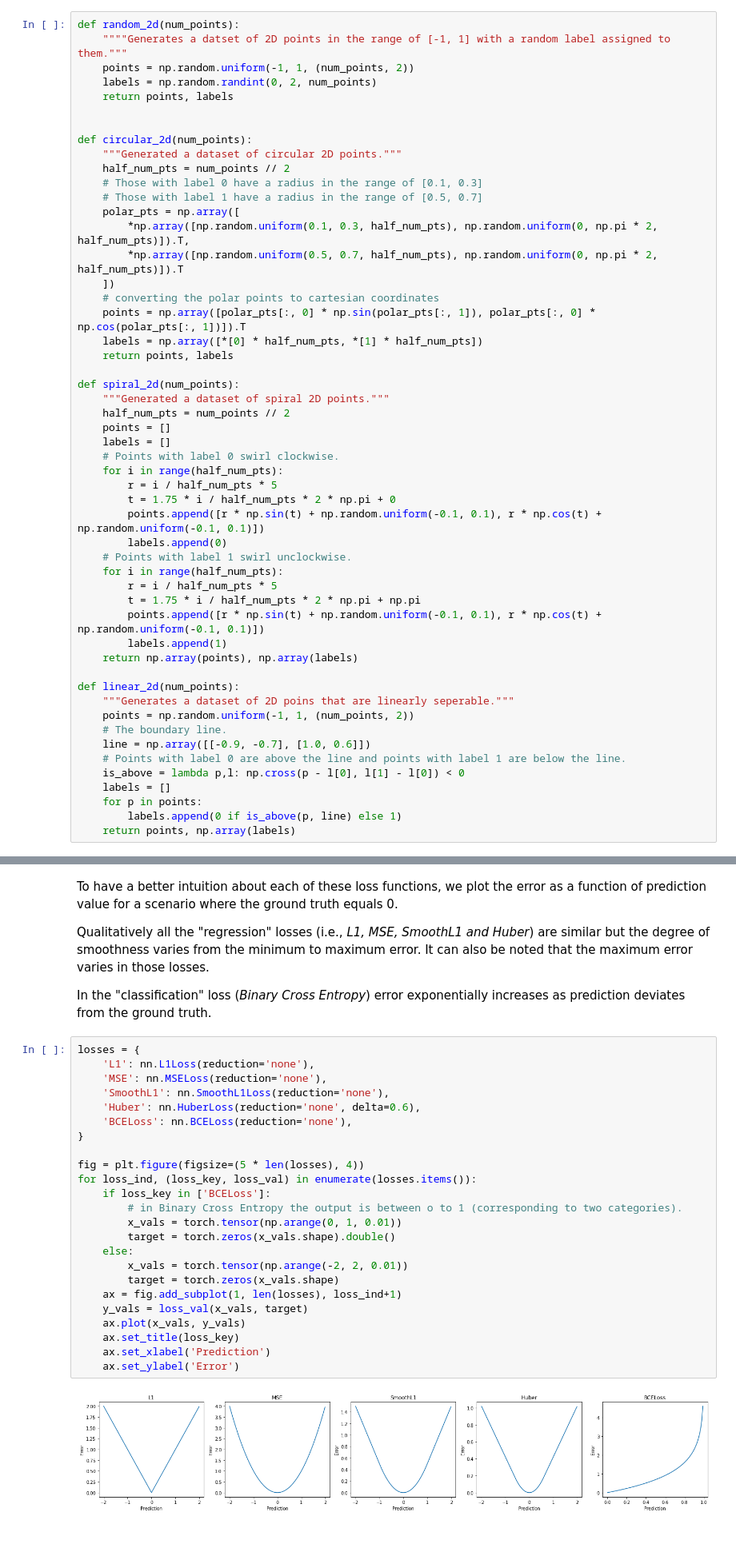
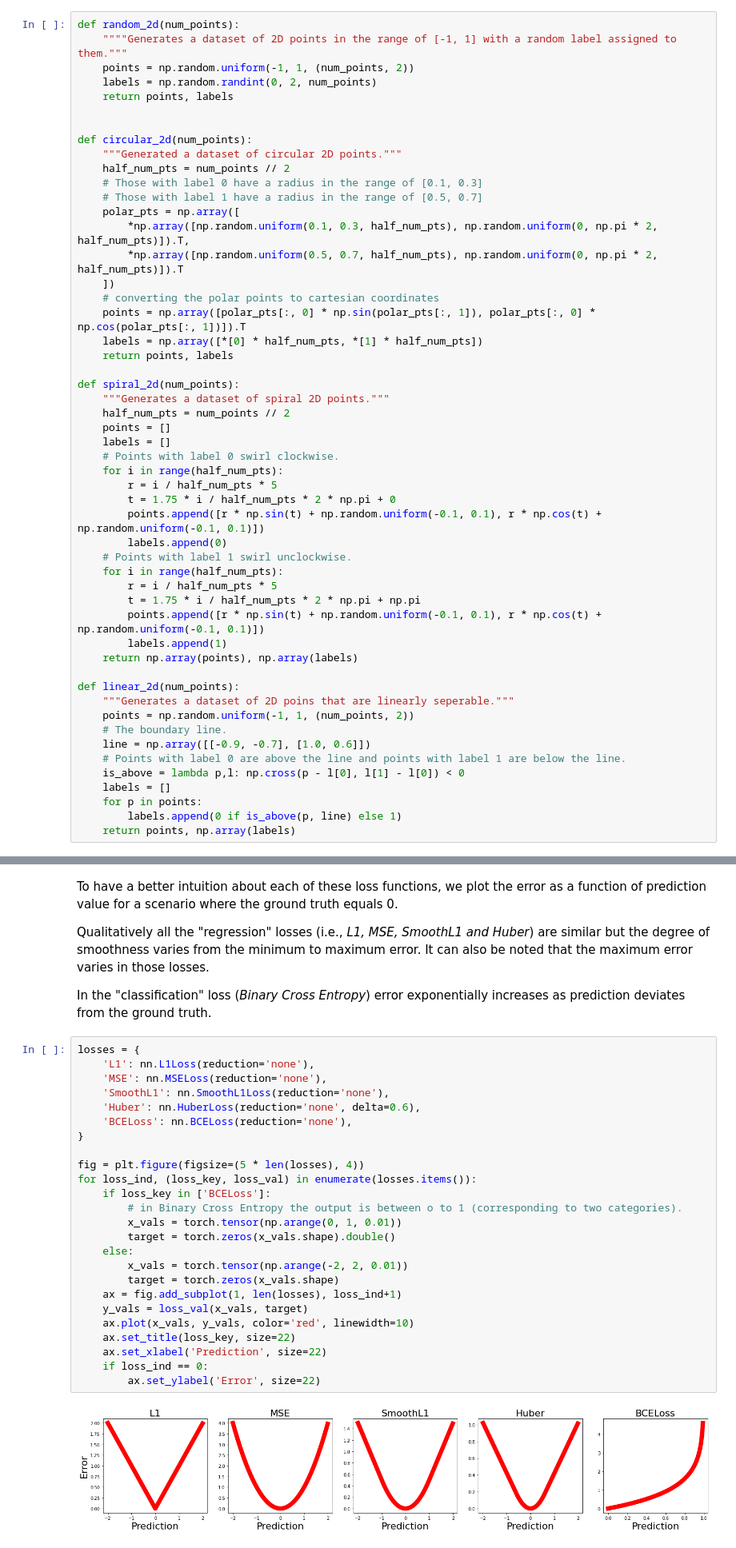
Before and after one commit to ArashAkbarinia/mbb, a Jupyter notebook: notebooks/optimisation_learning.ipynb, the cells around one changed output, grey strips where cells are left out. Shown: that part at 80% size. Drawn from its saved outputs; the diff is of its cells as text.

```diff
--- a/notebooks/optimisation_learning.ipynb
+++ b/notebooks/optimisation_learning.ipynb
@@ -67,7 +69,7 @@ We define a set of utility functions to generate our four datasets. All data gen
 The `points` for each dataset are already centred at 0, therefore, we don't need to call the normalize function.
 # %%
 def random_2d(num_points):
-    """"Generates a datset of 2D points in the range of [-1, 1] with a random label assigned to them."""
+    """"Generates a dataset of 2D points in the range of [-1, 1] with a random label assigned to them."""
     points = np.random.uniform(-1, 1, (num_points, 2))
     labels = np.random.randint(0, 2, num_points)
     return points, labels
@@ -88,7 +90,7 @@ def circular_2d(num_points):
     return points, labels
 
 def spiral_2d(num_points):
-    """Generated a dataset of spiral 2D points."""
+    """Generates a dataset of spiral 2D points."""
     half_num_pts = num_points // 2
     points = []
     labels = []
@@ -278,29 +291,30 @@ In the "classification" loss (*Binary Cross Entropy*) error exponentially increa
 # %%
 losses = {
     'L1': nn.L1Loss(reduction='none'),
     'MSE': nn.MSELoss(reduction='none'),
     'SmoothL1': nn.SmoothL1Loss(reduction='none'),
     'Huber': nn.HuberLoss(reduction='none', delta=0.6),
     'BCELoss': nn.BCELoss(reduction='none'),
 }
 
 fig = plt.figure(figsize=(5 * len(losses), 4))
 for loss_ind, (loss_key, loss_val) in enumerate(losses.items()):
     if loss_key in ['BCELoss']:
         # in Binary Cross Entropy the output is between o to 1 (corresponding to two categories).
         x_vals = torch.tensor(np.arange(0, 1, 0.01))
         target = torch.zeros(x_vals.shape).double()
     else:
         x_vals = torch.tensor(np.arange(-2, 2, 0.01))
         target = torch.zeros(x_vals.shape)
     ax = fig.add_subplot(1, len(losses), loss_ind+1)
     y_vals = loss_val(x_vals, target)
-    ax.plot(x_vals, y_vals)
-    ax.set_title(loss_key)
-    ax.set_xlabel('Prediction')
-    ax.set_ylabel('Error')
+    ax.plot(x_vals, y_vals, color='red', linewidth=10)
+    ax.set_title(loss_key, size=22)
+    ax.set_xlabel('Prediction', size=22)
+    if loss_ind == 0:
+        ax.set_ylabel('Error', size=22)
 # %% [output]
-[figure, old version]
+[figure, new version]
 # %% [markdown]
 ## Custom loss
 On many occasions, one needs to implement its own loss function. For instance, imagine circular data (e.g., hue or angle). In these scenarios, the error between $0$ and $2 \pi$ degree should be 0. If we use the above-mentioned loss, the error would be the maximum error.
```
Also changed, not shown: parts of 38 cells of this notebook.
